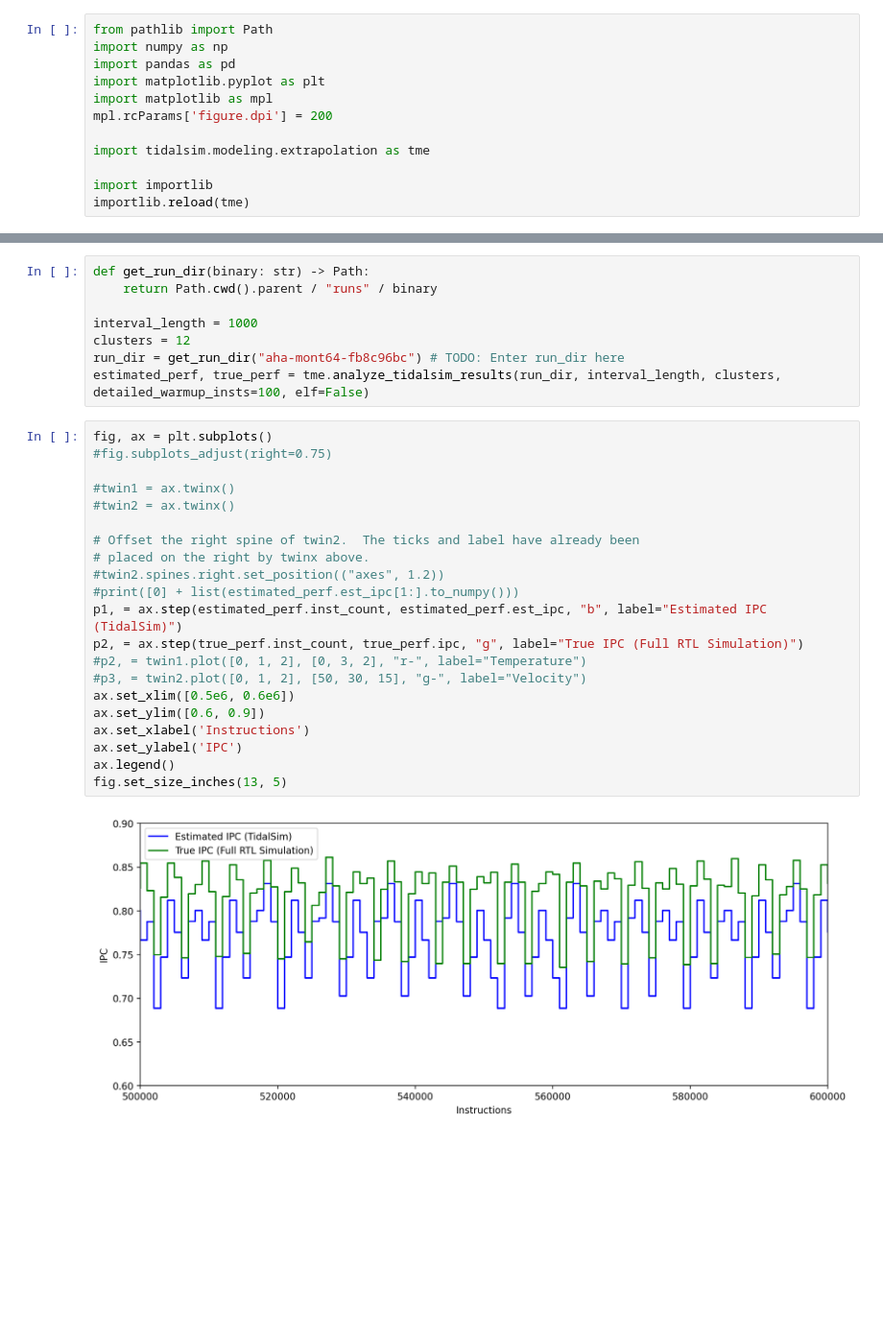
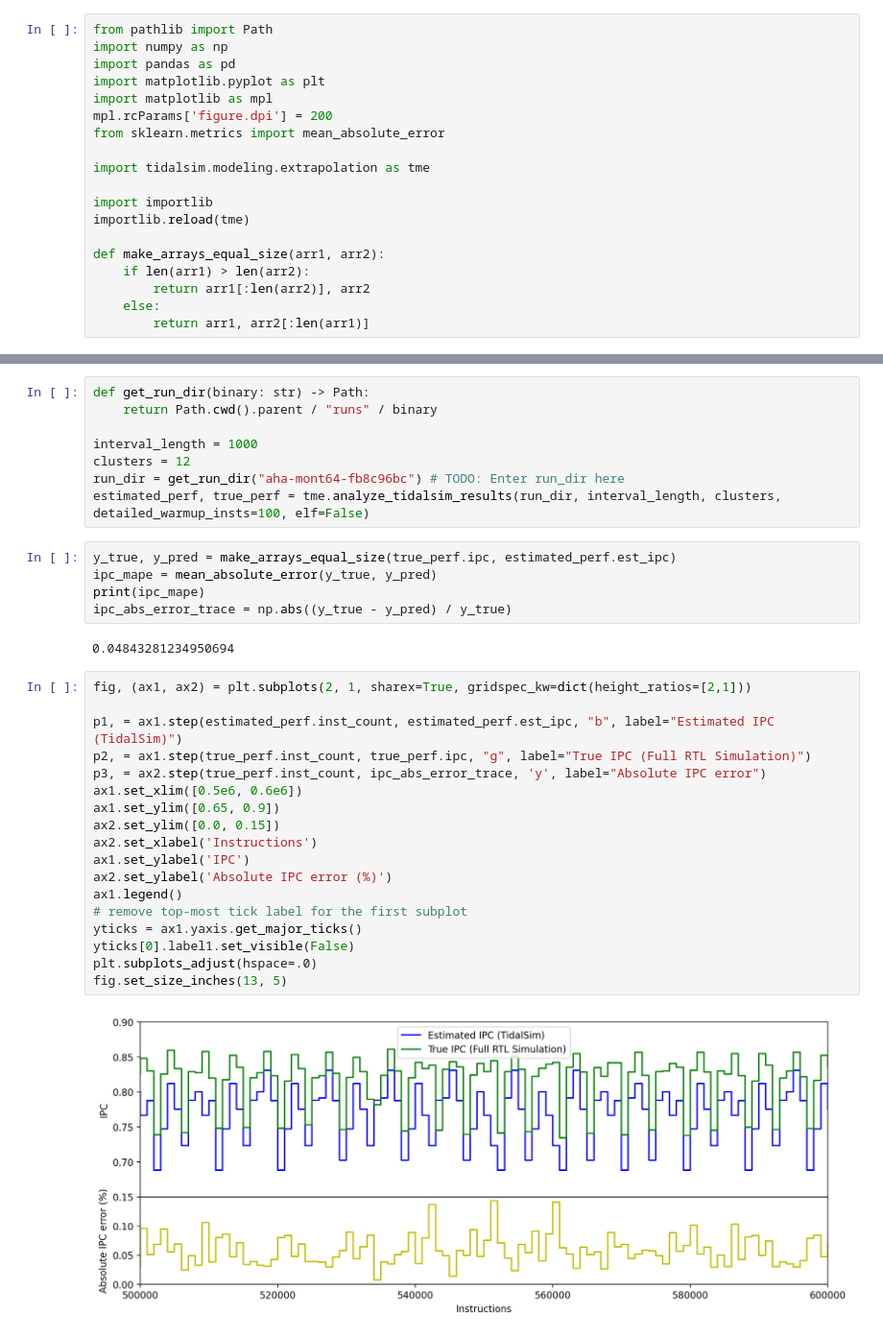
Before and after one commit to euphoric-hardware/tidalsim, a Jupyter notebook: notebooks/Plotting.ipynb, the cells around one changed output, grey strips where cells are left out. Shown: that part at 96% size. Saved outputs shown, nothing was run; the diff lists cells and outputs as text; blank space fills up the shorter version.

Commit message:
add absolute ipc error plot

```diff
--- a/notebooks/Plotting.ipynb
+++ b/notebooks/Plotting.ipynb
@@ -5,8 +5,15 @@ import pandas as pd
 import matplotlib.pyplot as plt
 import matplotlib as mpl
 mpl.rcParams['figure.dpi'] = 200
+from sklearn.metrics import mean_absolute_error
 
 import tidalsim.modeling.extrapolation as tme
 
 import importlib
 importlib.reload(tme)
+
+def make_arrays_equal_size(arr1, arr2):
+    if len(arr1) > len(arr2):
+        return arr1[:len(arr2)], arr2
+    else:
+        return arr1, arr2[:len(arr1)]
@@ -20,27 +25,31 @@ interval_length = 1000
 clusters = 12
 run_dir = get_run_dir("aha-mont64-fb8c96bc") # TODO: Enter run_dir here
 estimated_perf, true_perf = tme.analyze_tidalsim_results(run_dir, interval_length, clusters, detailed_warmup_insts=100, elf=False)
+# %%
+y_true, y_pred = make_arrays_equal_size(true_perf.ipc, estimated_perf.est_ipc)
+ipc_mape = mean_absolute_error(y_true, y_pred)
+print(ipc_mape)
+ipc_abs_error_trace = np.abs((y_true - y_pred) / y_true)
+# %% [output]
+0.04843281234950694
 # %%
-fig, ax = plt.subplots()
-#fig.subplots_adjust(right=0.75)
+fig, (ax1, ax2) = plt.subplots(2, 1, sharex=True, gridspec_kw=dict(height_ratios=[2,1]))
 
-#twin1 = ax.twinx()
-#twin2 = ax.twinx()
-
-# Offset the right spine of twin2.  The ticks and label have already been
-# placed on the right by twinx above.
-#twin2.spines.right.set_position(("axes", 1.2))
-#print([0] + list(estimated_perf.est_ipc[1:].to_numpy()))
-p1, = ax.step(estimated_perf.inst_count, estimated_perf.est_ipc, "b", label="Estimated IPC (TidalSim)")
-p2, = ax.step(true_perf.inst_count, true_perf.ipc, "g", label="True IPC (Full RTL Simulation)")
-#p2, = twin1.plot([0, 1, 2], [0, 3, 2], "r-", label="Temperature")
-#p3, = twin2.plot([0, 1, 2], [50, 30, 15], "g-", label="Velocity")
-ax.set_xlim([0.5e6, 0.6e6])
-ax.set_ylim([0.6, 0.9])
-ax.set_xlabel('Instructions')
-ax.set_ylabel('IPC')
-ax.legend()
+p1, = ax1.step(estimated_perf.inst_count, estimated_perf.est_ipc, "b", label="Estimated IPC (TidalSim)")
+p2, = ax1.step(true_perf.inst_count, true_perf.ipc, "g", label="True IPC (Full RTL Simulation)")
+p3, = ax2.step(true_perf.inst_count, ipc_abs_error_trace, 'y', label="Absolute IPC error")
+ax1.set_xlim([0.5e6, 0.6e6])
+ax1.set_ylim([0.65, 0.9])
+ax2.set_ylim([0.0, 0.15])
+ax2.set_xlabel('Instructions')
+ax1.set_ylabel('IPC')
+ax2.set_ylabel('Absolute IPC error (%)')
+ax1.legend()
+# remove top-most tick label for the first subplot
+yticks = ax1.yaxis.get_major_ticks()
+yticks[0].label1.set_visible(False)
+plt.subplots_adjust(hspace=.0)
 fig.set_size_inches(13, 5)
 # %% [output]
-[figure, old version]
+[figure, new version]
 # %%
```
Also changed, not shown: parts of 3 cells of this notebook.
